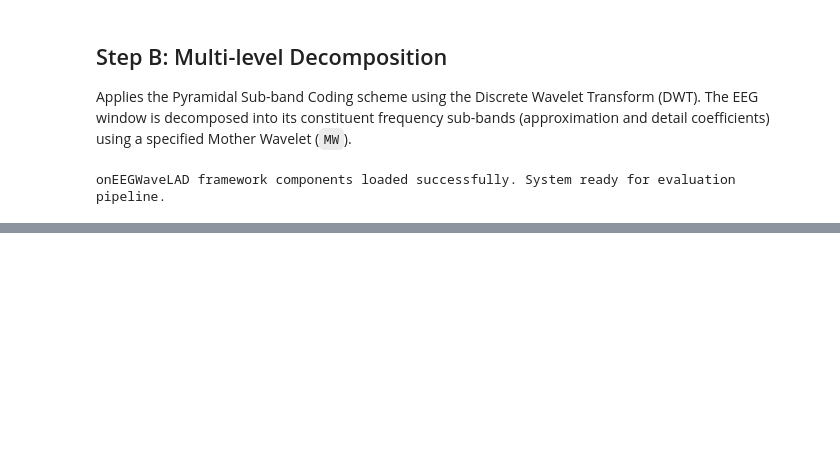
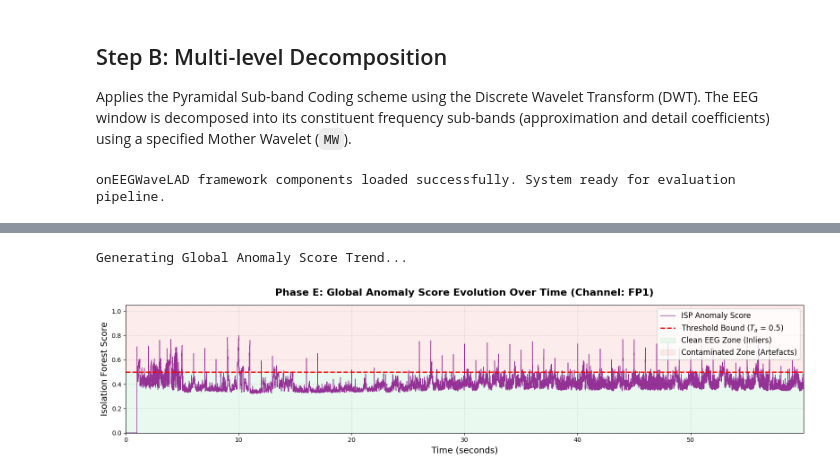
Before and after one commit to Areca293/Evaluating-the-Isolation-Forest-unsupervised-anomaly-detector-of-onEEGWaveLAD, a Jupyter notebook: onEEGwaveLAD_Framework.ipynb, the cells around one changed output, grey strips where cells are left out. Saved outputs shown, nothing was run; the diff lists cells and outputs as text; code cells hidden in the pictures; blank space fills up the shorter version.

```diff
--- a/onEEGwaveLAD_Framework.ipynb
+++ b/onEEGwaveLAD_Framework.ipynb
@@ -559,0 +671,38 @@ Required moving buffer evolution time reached. Terminating execution block.
+# %%
+# =================================================================
+# Visualization 4: Global Anomaly Score Trend (Phase E over the entire signal)
+# =================================================================
+if len(global_isp_scores) > 0:
+    print("\nGenerating Global Anomaly Score Trend...")
+
+    # Create a wide-format figure for extended timeline visualization
+    fig_global, ax_global = plt.subplots(figsize=(16, 4))
+
+    # Plot the global anomaly score trajectory
+    ax_global.plot(global_isp_times, global_isp_scores, color='purple', linewidth=1, alpha=0.8, label='ISP Anomaly Score')
+
+    # Plot the anomaly decision threshold Ta
+    ax_global.axhline(y=denoiser.Ta, color='red', linestyle='--', linewidth=2, label=f'Threshold Bound ($T_a$ = {denoiser.Ta})')
+
+    # Highlight: Apply shaded regions to intuitively distinguish between the clean (green) and contaminated (red) signal zones
+    ax_global.fill_between(global_isp_times, 0, denoiser.Ta, color='#2ecc71', alpha=0.1, label='Clean EEG Zone (Inliers)')
+    ax_global.fill_between(global_isp_times, denoiser.Ta, 1.05, color='#e74c3c', alpha=0.1, label='Contaminated Zone (Artefacts)')
+
+    # Configure the plot aesthetics
+    ax_global.set_title(f"Phase E: Global Anomaly Score Evolution Over Time (Channel: {raw_data.ch_names[debug_ch_idx]})", fontsize=16, fontweight='bold', pad=15)
+    ax_global.set_xlabel("Time (seconds)", fontsize=14)
+    ax_global.set_ylabel("Isolation Forest Score", fontsize=14)
+    ax_global.set_ylim(0, 1.05)
+    ax_global.set_xlim(0, max(global_isp_times))
+
+    # Add legend and grid lines
+    ax_global.legend(loc='upper right', fontsize=12)
+    ax_global.grid(True, linestyle=':', alpha=0.7)
+
+    plt.tight_layout()
+    plt.show()
+else:
+    print("No global scores were recorded.")
+# %% [output]
+Generating Global Anomaly Score Trend...
+[figure, added]
```
Also changed, not shown: parts of 6 cells of this notebook.
